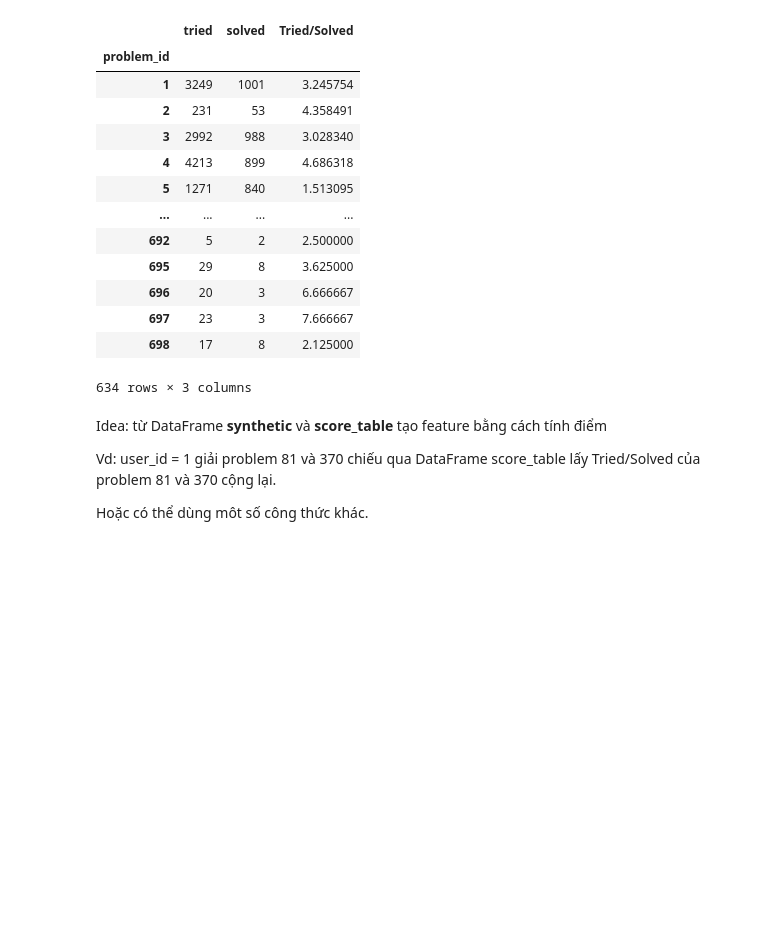
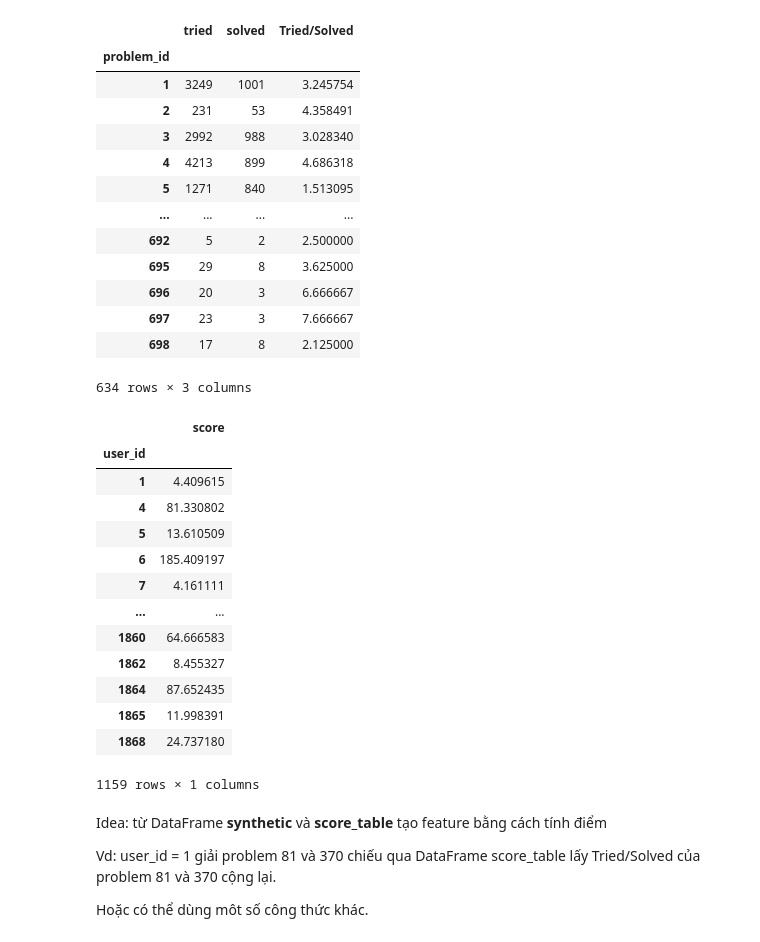
Before and after one commit to phutaekwondo/CS114.L21, a Jupyter notebook: duDoanDiemCuoiKy_homeWork/Bai_colab_so3.ipynb, the cells around one changed output. Cells and saved outputs as stored; diff of their text form; code cells hidden in the pictures; blank space fills up the shorter version.

```diff
--- a/duDoanDiemCuoiKy_homeWork/Bai_colab_so3.ipynb
+++ b/duDoanDiemCuoiKy_homeWork/Bai_colab_so3.ipynb
@@ -237,6 +234,31 @@ score_table
 | 697 | 23 | 3 | 7.666667 |
 | 698 | 17 | 8 | 2.125000 |
 634 rows × 3 columns
+# %%
+def newFeature(x):
+  return score_table['Tried/Solved'][x]
+extract = {'user_id': user_feature['user_id'], 'problem_id': user_feature['problem_id'], 'amount_submit': user_feature['amount_submit']}
+extract = pd.DataFrame(extract)
+extract['score'] = extract['problem_id'].apply(newFeature)
+extract['score'] = extract['score']/extract['amount_submit']
+del extract['amount_submit'], extract['problem_id']
+extract = extract.groupby('user_id').agg('sum')
+extract
+# %% [output]
+|  | score |
+| user_id |  |
+| 1 | 4.409615 |
+| 4 | 81.330802 |
+| 5 | 13.610509 |
+| 6 | 185.409197 |
+| 7 | 4.161111 |
+| ... | ... |
+| 1860 | 64.666583 |
+| 1862 | 8.455327 |
+| 1864 | 87.652435 |
+| 1865 | 11.998391 |
+| 1868 | 24.737180 |
+1159 rows × 1 columns
 # %% [markdown]
 Idea: từ DataFrame **synthetic** và **score_table** tạo feature bằng cách tính điểm
 
```
Also changed, not shown: parts of 5 cells of this notebook.
